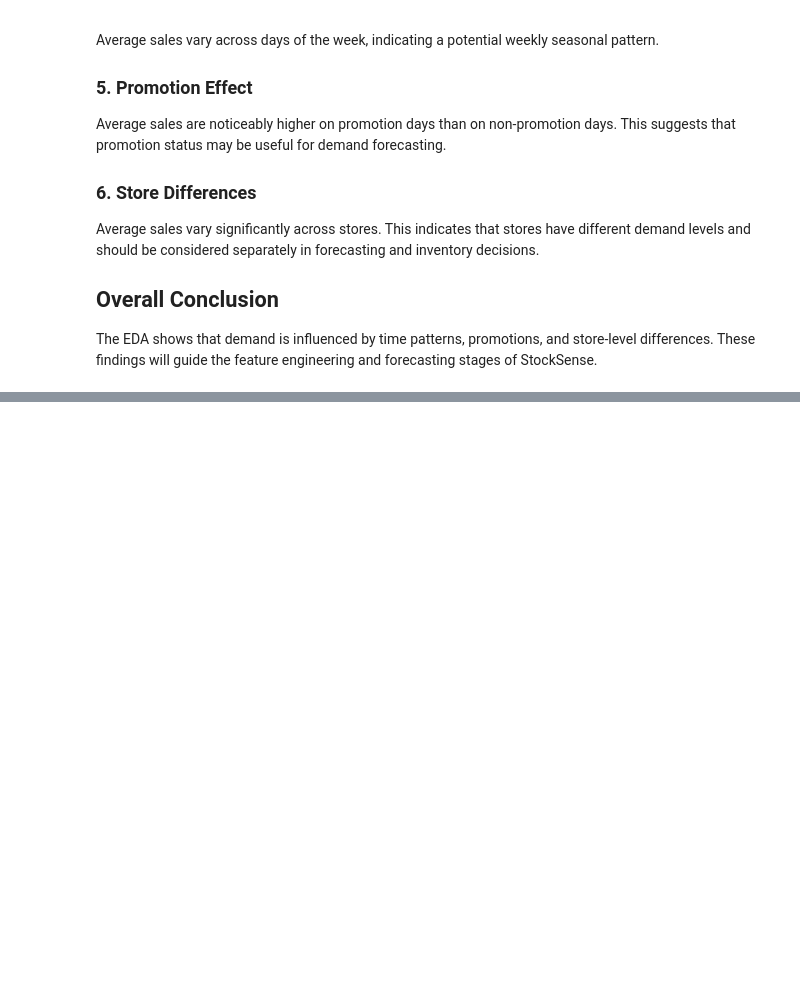
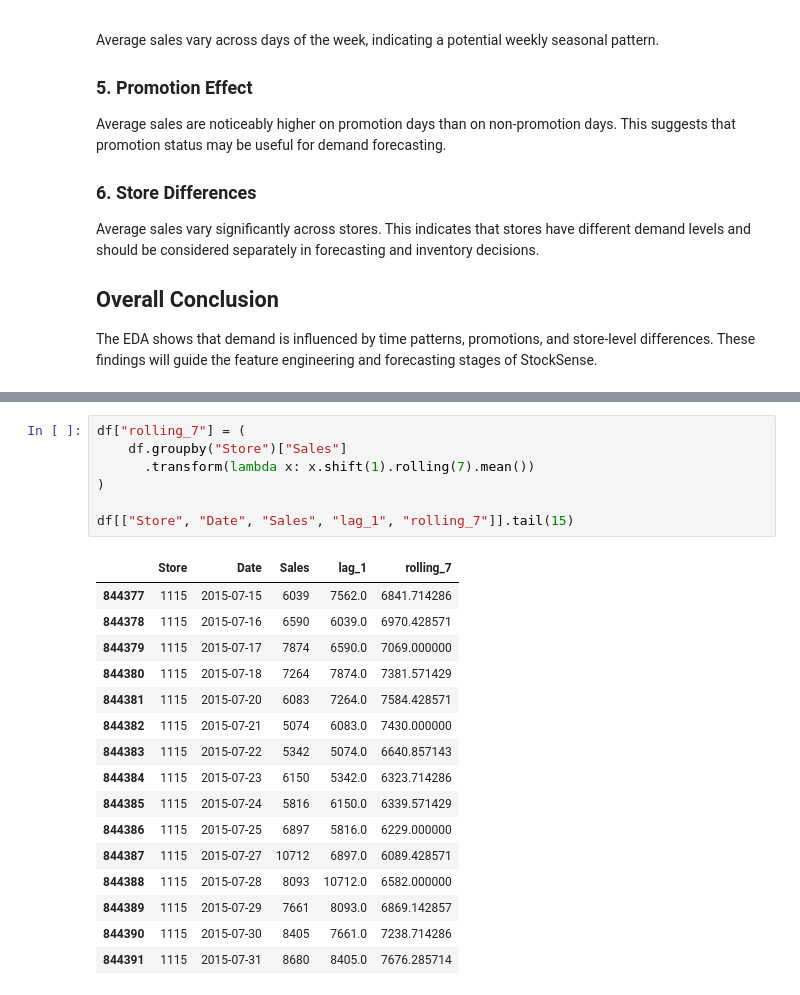
Before and after one commit to shreyaChoudhry/stocksense, a Jupyter notebook: notebooks/02_eda.ipynb, the cells around one changed output, grey strips where cells are left out. Cells and saved outputs as stored; diff of their text form; blank space fills up the shorter version.

```diff
--- a/notebooks/02_eda.ipynb
+++ b/notebooks/02_eda.ipynb
@@ -301,0 +366,24 @@ The EDA shows that demand is influenced by time patterns, promotions, and store-
+# %%
+df["rolling_7"] = (
+    df.groupby("Store")["Sales"]
+      .transform(lambda x: x.shift(1).rolling(7).mean())
+)
+
+df[["Store", "Date", "Sales", "lag_1", "rolling_7"]].tail(15)
+# %% [output]
+|  | Store | Date | Sales | lag_1 | rolling_7 |
+| 844377 | 1115 | 2015-07-15 | 6039 | 7562.0 | 6841.714286 |
+| 844378 | 1115 | 2015-07-16 | 6590 | 6039.0 | 6970.428571 |
+| 844379 | 1115 | 2015-07-17 | 7874 | 6590.0 | 7069.000000 |
+| 844380 | 1115 | 2015-07-18 | 7264 | 7874.0 | 7381.571429 |
+| 844381 | 1115 | 2015-07-20 | 6083 | 7264.0 | 7584.428571 |
+| 844382 | 1115 | 2015-07-21 | 5074 | 6083.0 | 7430.000000 |
+| 844383 | 1115 | 2015-07-22 | 5342 | 5074.0 | 6640.857143 |
+| 844384 | 1115 | 2015-07-23 | 6150 | 5342.0 | 6323.714286 |
+| 844385 | 1115 | 2015-07-24 | 5816 | 6150.0 | 6339.571429 |
+| 844386 | 1115 | 2015-07-25 | 6897 | 5816.0 | 6229.000000 |
+| 844387 | 1115 | 2015-07-27 | 10712 | 6897.0 | 6089.428571 |
+| 844388 | 1115 | 2015-07-28 | 8093 | 10712.0 | 6582.000000 |
+| 844389 | 1115 | 2015-07-29 | 7661 | 8093.0 | 6869.142857 |
+| 844390 | 1115 | 2015-07-30 | 8405 | 7661.0 | 7238.714286 |
+| 844391 | 1115 | 2015-07-31 | 8680 | 8405.0 | 7676.285714 |
```
Also changed, not shown: parts of 11 cells of this notebook, 1 other file.
